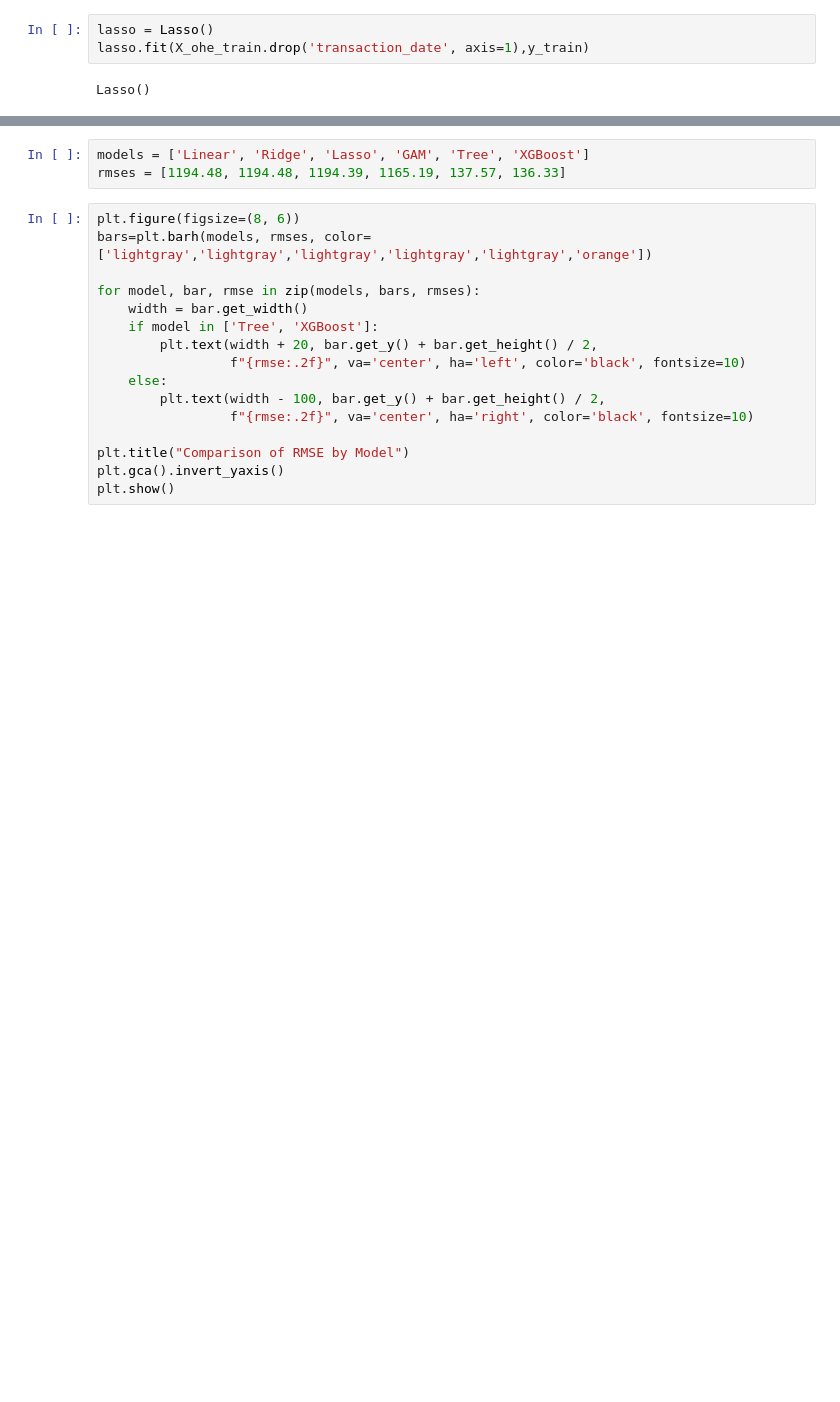
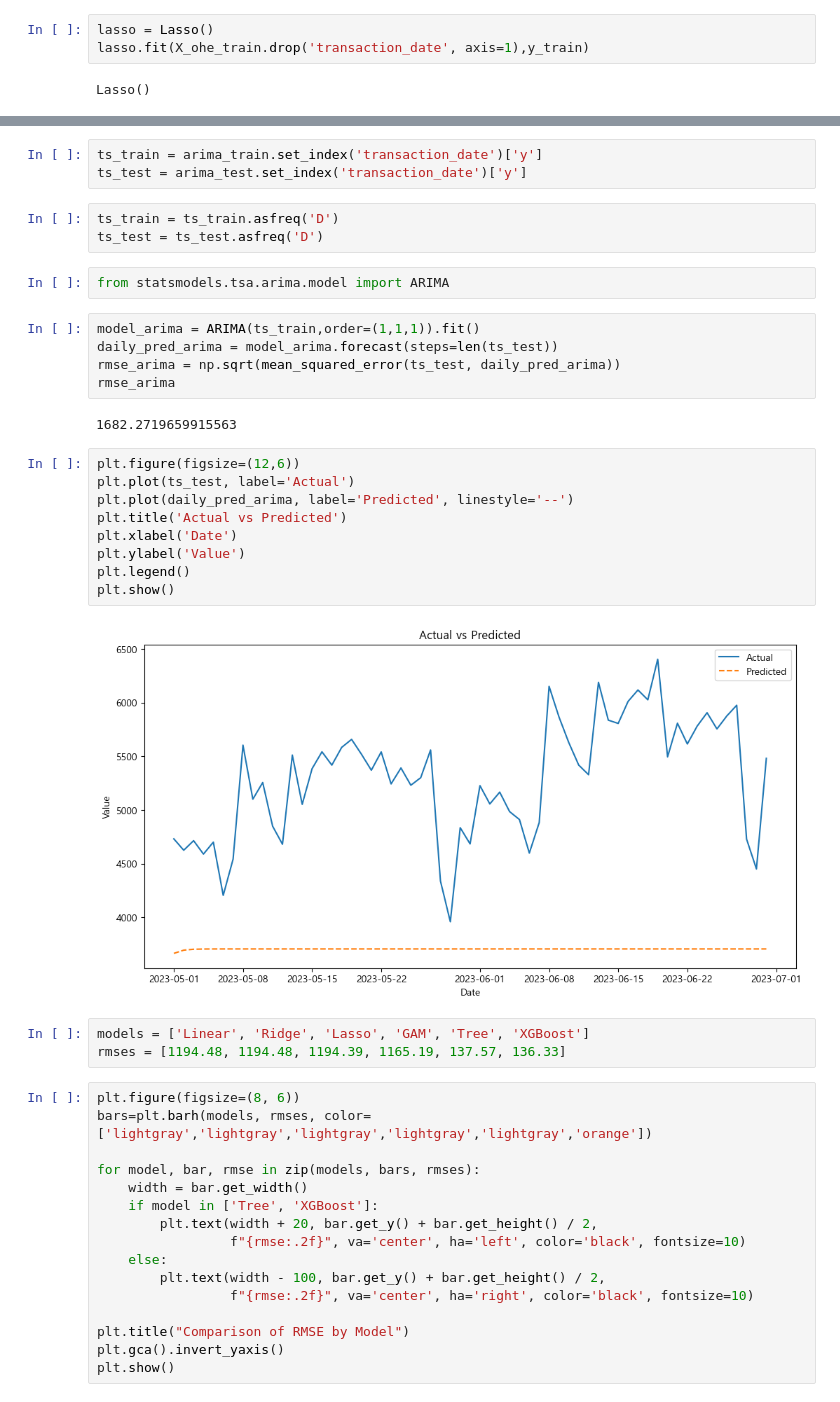
Before and after one commit to taaesu/cafe-daily-sales, a Jupyter notebook: code.ipynb, the cells around one changed output, grey strips where cells are left out. Drawn from its saved outputs; the diff is of its cells as text; blank space fills up the shorter version.

```diff
--- a/code.ipynb
+++ b/code.ipynb
@@ -371,3 +440,29 @@ RMSE: 136.33
+# %%
+ts_train = arima_train.set_index('transaction_date')['y']
+ts_test = arima_test.set_index('transaction_date')['y']
+# %%
+ts_train = ts_train.asfreq('D')
+ts_test = ts_test.asfreq('D')
+# %%
+from statsmodels.tsa.arima.model import ARIMA
+# %%
+model_arima = ARIMA(ts_train,order=(1,1,1)).fit()
+daily_pred_arima = model_arima.forecast(steps=len(ts_test))
+rmse_arima = np.sqrt(mean_squared_error(ts_test, daily_pred_arima))
+rmse_arima
+# %% [output]
+1682.2719659915563
+# %%
+plt.figure(figsize=(12,6))
+plt.plot(ts_test, label='Actual')
+plt.plot(daily_pred_arima, label='Predicted', linestyle='--')
+plt.title('Actual vs Predicted')
+plt.xlabel('Date')
+plt.ylabel('Value')
+plt.legend()
+plt.show()
+# %% [output]
+[figure, added]
 # %%
 models = ['Linear', 'Ridge', 'Lasso', 'GAM', 'Tree', 'XGBoost']
 rmses = [1194.48, 1194.48, 1194.39, 1165.19, 137.57, 136.33]
```
Also changed, not shown: parts of 26 cells of this notebook.
